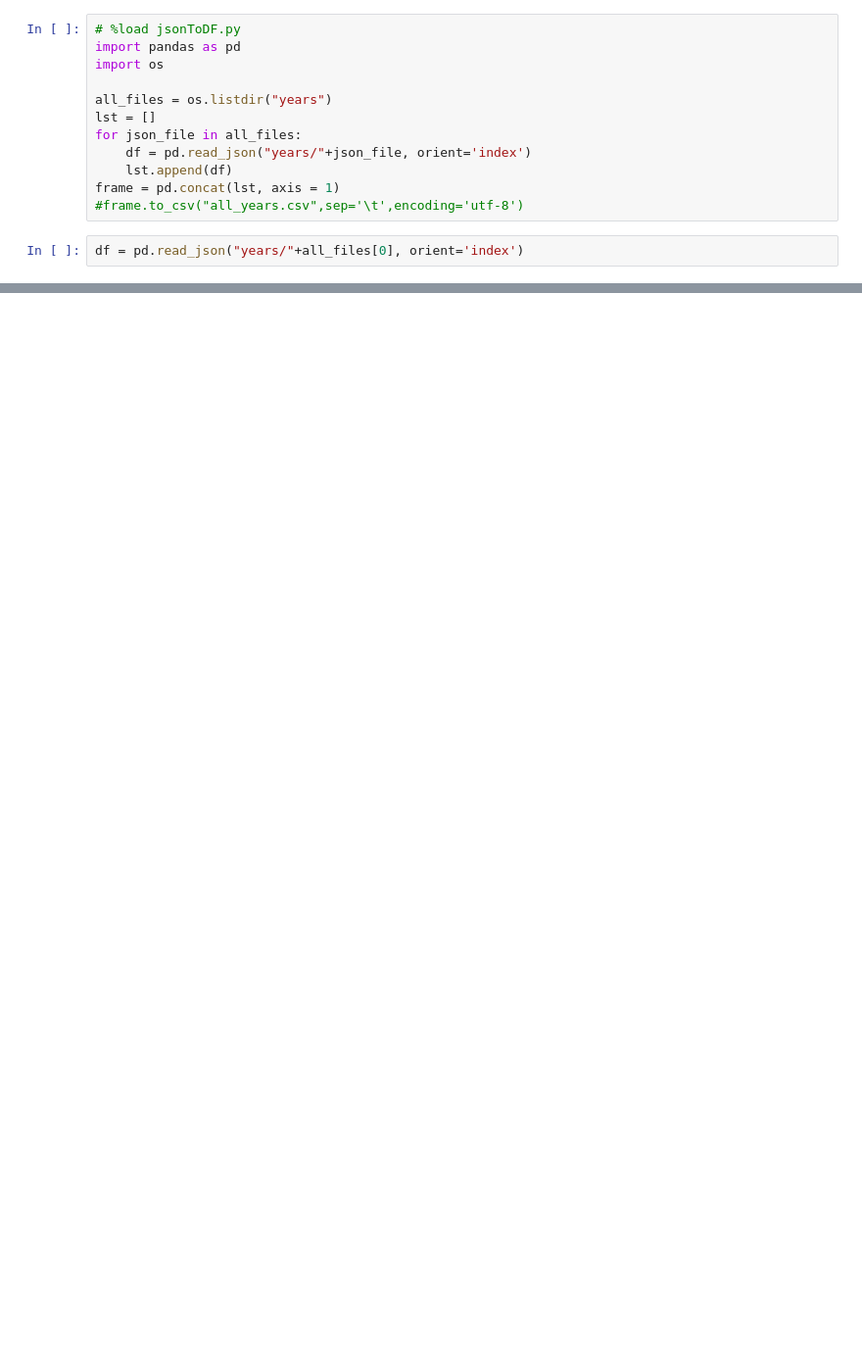
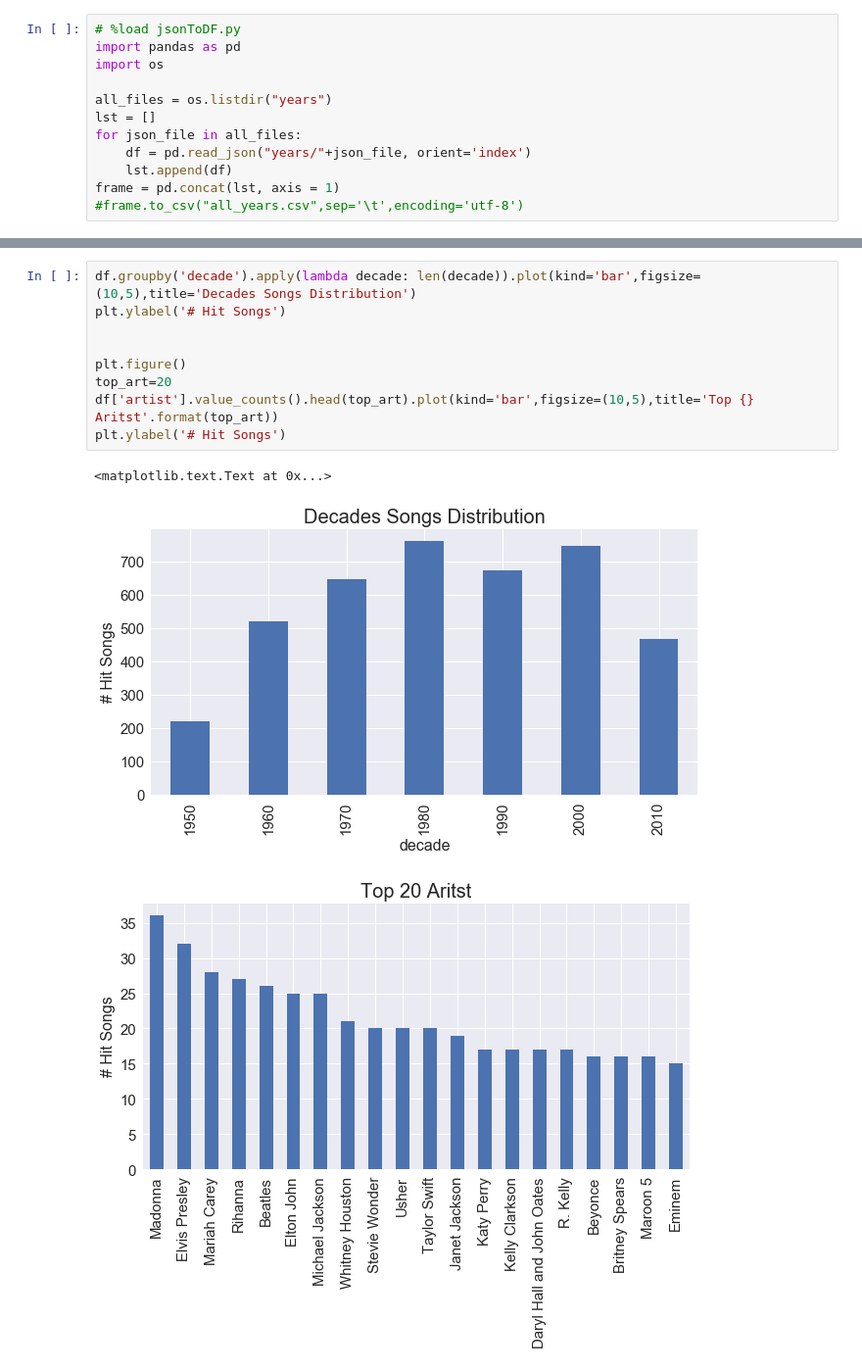
Before and after one commit to melerz/intro-data, a Jupyter notebook: billabord/main.ipynb, the cells around one changed output, grey strips where cells are left out. Shown at 98% size. Saved outputs shown, nothing was run; the diff lists cells and outputs as text; blank space fills up the shorter version.

```diff
--- a/billabord/main.ipynb
+++ b/billabord/main.ipynb
@@ -62,5 +122,3 @@ for json_file in all_files:
     lst.append(df)
 frame = pd.concat(lst, axis = 1)
 #frame.to_csv("all_years.csv",sep='\t',encoding='utf-8')
-# %%
-df = pd.read_json("years/"+all_files[0], orient='index')
@@ -108,0 +206,13 @@ zz
+# %%
+df.groupby('decade').apply(lambda decade: len(decade)).plot(kind='bar',figsize=(10,5),title='Decades Songs Distribution')
+plt.ylabel('# Hit Songs')
+
+
+plt.figure()
+top_art=20
+df['artist'].value_counts().head(top_art).plot(kind='bar',figsize=(10,5),title='Top {} Aritst'.format(top_art))
+plt.ylabel('# Hit Songs')
+# %% [output]
+<matplotlib.text.Text at 0x...>
+[figure, added]
+[figure, added]
```
Also changed, not shown: parts of 41 cells of this notebook, 10 other files.
